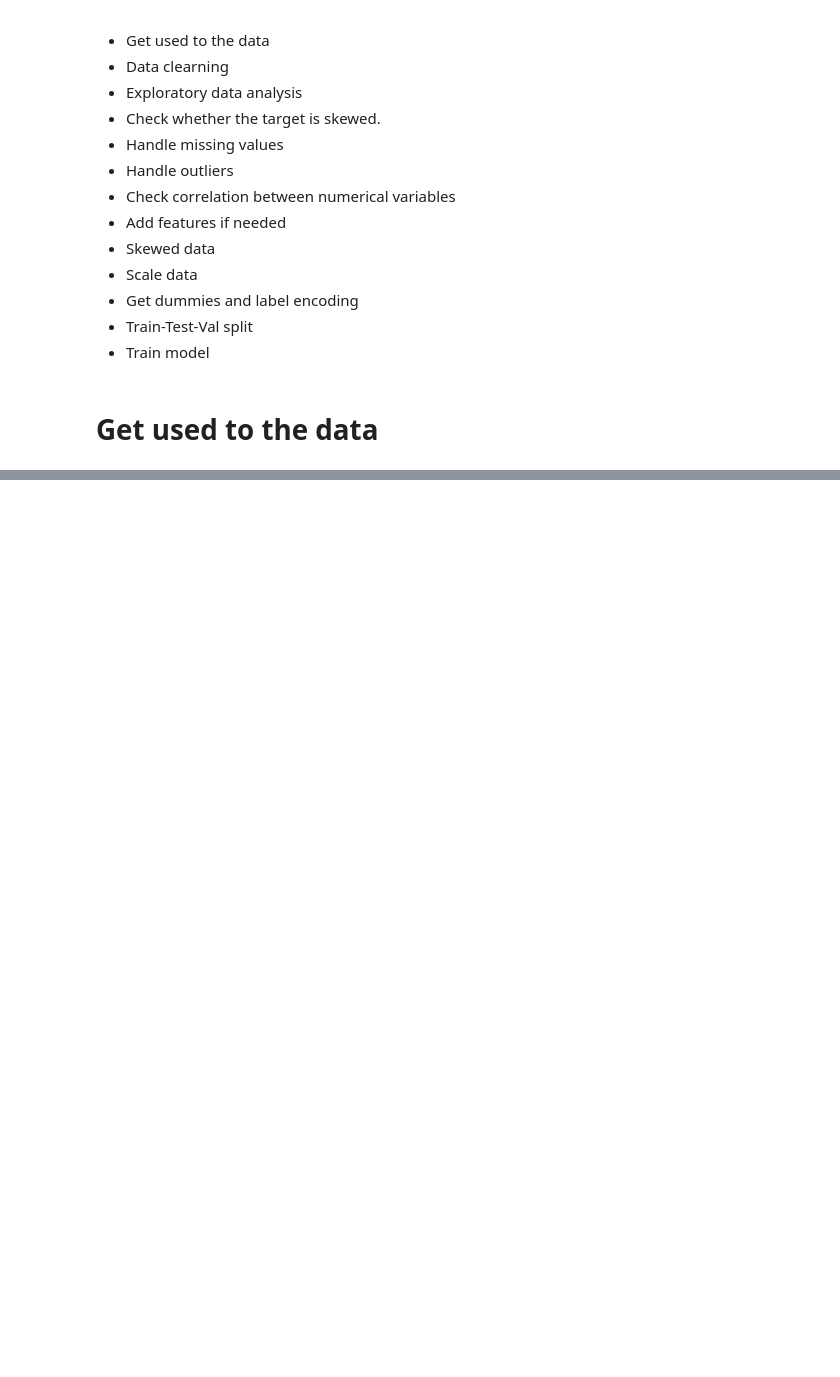
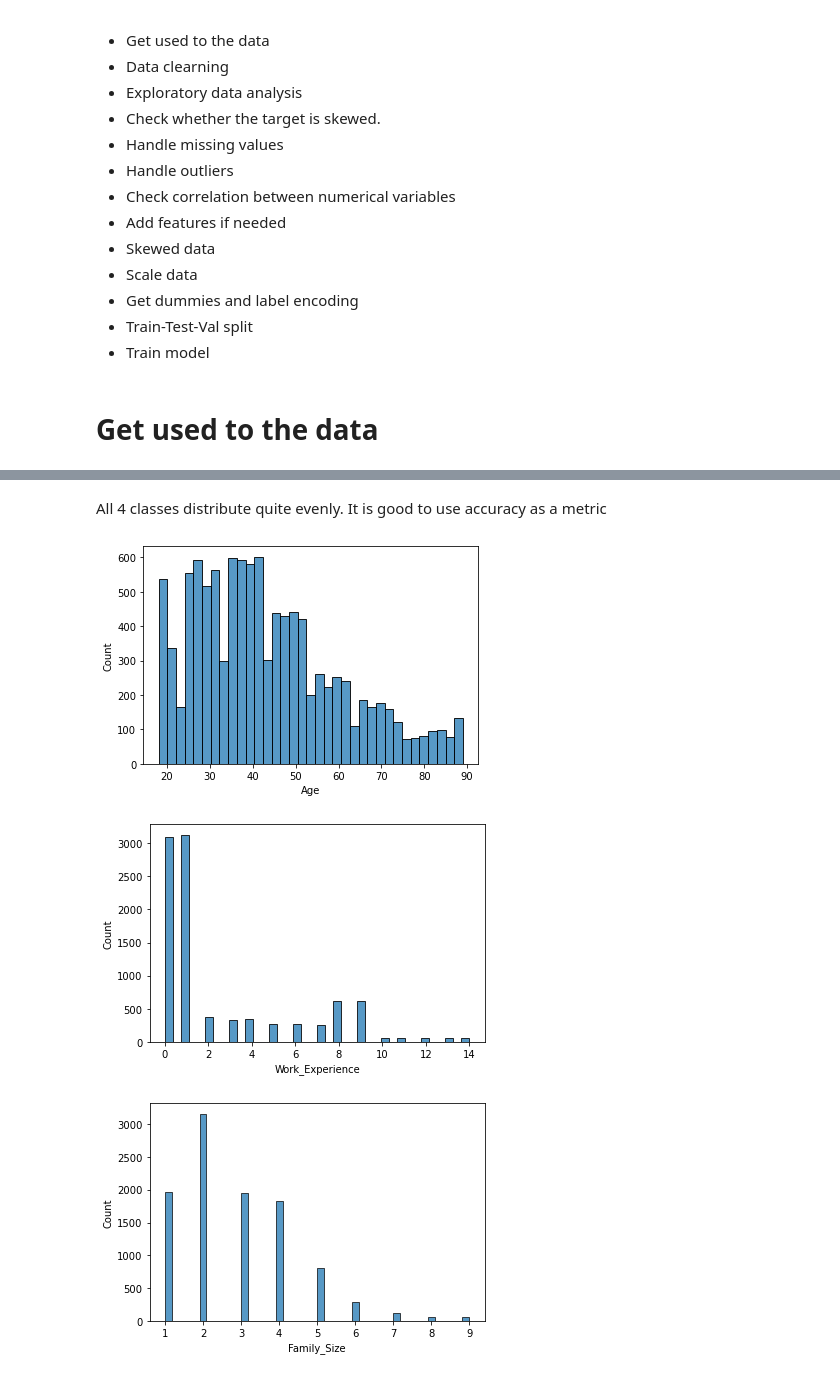
Before and after one commit to phantommarheaven7621/Customer_Segmentation_Classification, a Jupyter notebook: Customer_Segmentation_Classification.ipynb, the cells around one changed output, grey strips where cells are left out. Drawn from its saved outputs; the diff is of its cells as text; code cells hidden in the pictures; blank space fills up the shorter version.

```diff
--- a/Customer_Segmentation_Classification.ipynb
+++ b/Customer_Segmentation_Classification.ipynb
@@ -88,0 +141,16 @@ Number of null values: 0
+# %% [markdown]
+All 4 classes distribute quite evenly. It is good to use accuracy as a metric
+# %%
+#####################################
+# Numerical Variables (Univariable) #
+#####################################
+
+num_cols = ['Age', 'Work_Experience', 'Family_Size']
+
+for col in num_cols:
+    sns.histplot(data=df, x=col)
+    plt.show()
+# %% [output]
+[figure, added]
+[figure, added]
+[figure, added]
```
Also changed, not shown: parts of 18 cells of this notebook.
